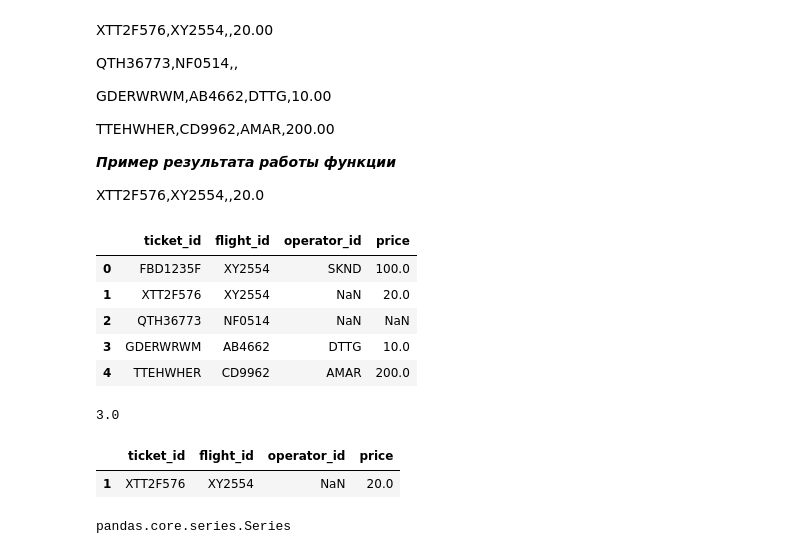
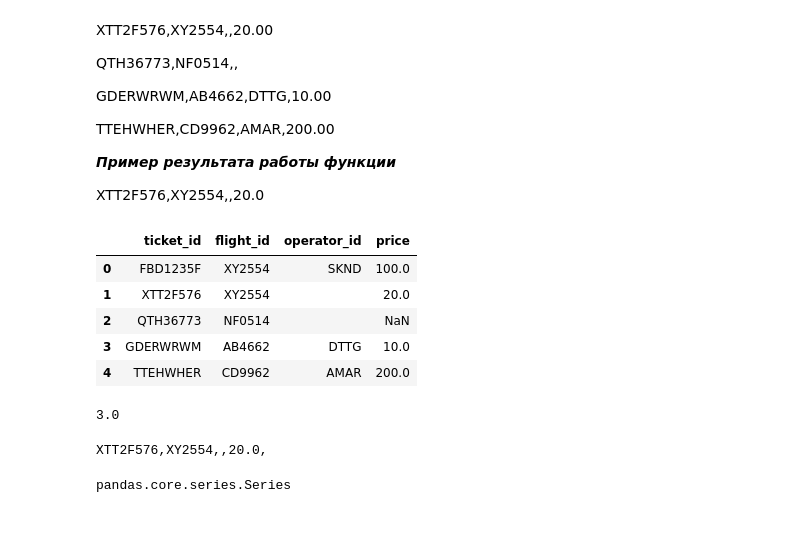
Before and after one commit to VorobyvEgor/Ex_tg_bot, a Jupyter notebook: Ex_tg_bot_Python_2.ipynb, the cells around one changed output. Cells and saved outputs as stored; diff of their text form; code cells hidden in the pictures; blank space fills up the shorter version.

```diff
--- a/Ex_tg_bot_Python_2.ipynb
+++ b/Ex_tg_bot_Python_2.ipynb
@@ -446,16 +446,16 @@ XTT2F576,XY2554,,20.0
 # %%
 df = pd.DataFrame({
     'ticket_id': ['FBD1235F', 'XTT2F576', 'QTH36773', 'GDERWRWM', 'TTEHWHER'],
     'flight_id': ['XY2554', 'XY2554', 'NF0514', 'AB4662', 'CD9962'],
-    'operator_id': ['SKND', np.NaN, np.NaN, 'DTTG', 'AMAR'],
+    'operator_id': ['SKND', '', '', 'DTTG', 'AMAR'],
     'price': [100, 20, np.NaN, 10, 200]
 })
 df
 # %% [output]
 |  | ticket_id | flight_id | operator_id | price |
 | 0 | FBD1235F | XY2554 | SKND | 100.0 |
-| 1 | XTT2F576 | XY2554 | NaN | 20.0 |
-| 2 | QTH36773 | NF0514 | NaN | NaN |
+| 1 | XTT2F576 | XY2554 |  | 20.0 |
+| 2 | QTH36773 | NF0514 |  | NaN |
 | 3 | GDERWRWM | AB4662 | DTTG | 10.0 |
 | 4 | TTEHWHER | CD9962 | AMAR | 200.0 |
 # %%
@@ -470,8 +470,8 @@ def find_nearest(df, price):
-# %%
-find_nearest(df, price)
-# %% [output]
-|  | ticket_id | flight_id | operator_id | price |
-| 1 | XTT2F576 | XY2554 | NaN | 20.0 |
+# %%
+for i in find_nearest(df, price):
+    print(i, end=',')
+# %% [output]
+XTT2F576,XY2554,,20.0,
 # %%
 type(pd.Series(df[(price - df['price']) == min(abs(price - df.price))].values.T.flatten()))
 # %% [output]
```
Also changed, not shown: parts of 8 cells of this notebook.
